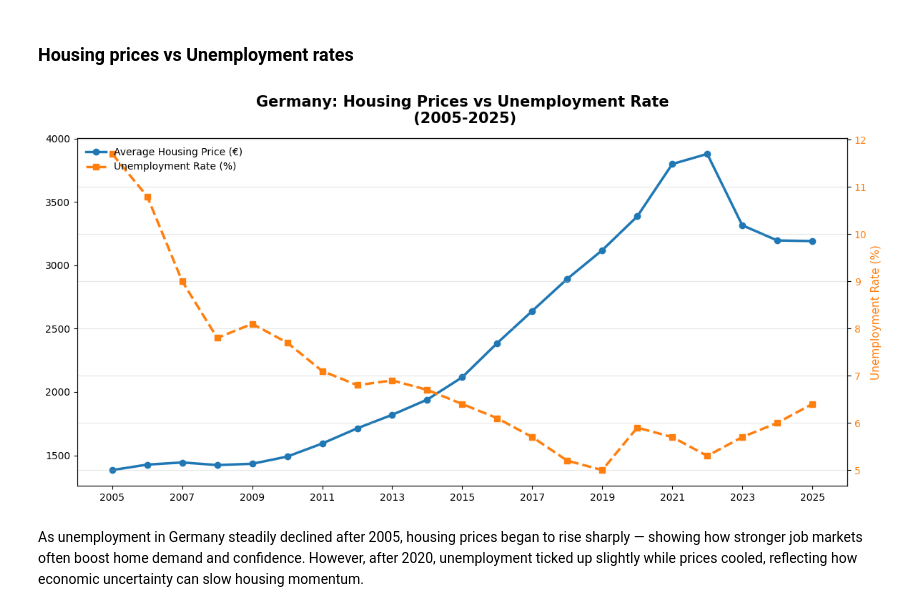
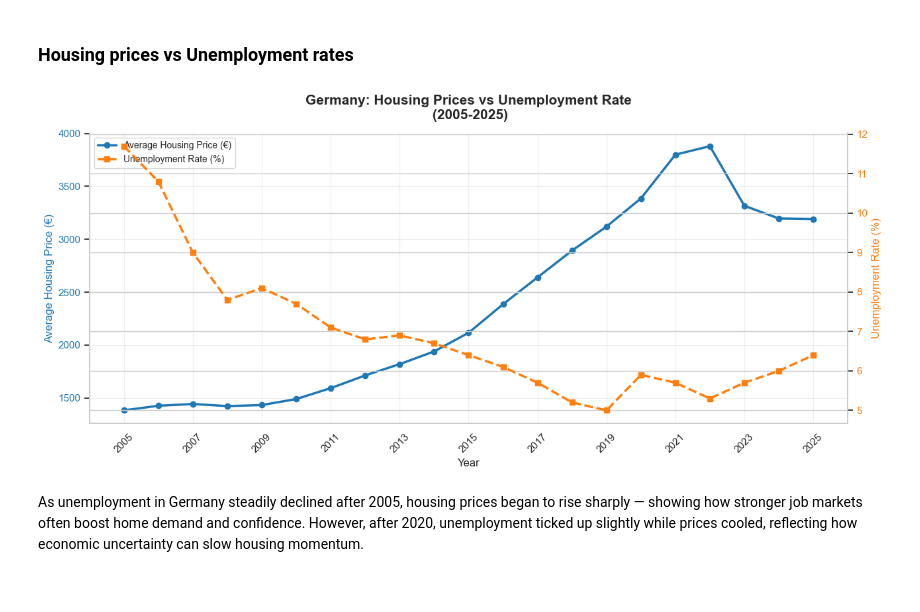
Before and after one commit to mansari40/DataStorytelling-German-Housing-Prices, a Jupyter notebook: Housing_vs_Unemployment.ipynb, the cells around one changed output. Drawn from its saved outputs; the diff is of its cells as text; code cells hidden in the pictures.

Commit message:
Housing vs Unemployment commit

```diff
--- a/Housing_vs_Unemployment.ipynb
+++ b/Housing_vs_Unemployment.ipynb
@@ -57,56 +57,56 @@ Merged Data Sample:
 # %% [markdown]
 ### Housing prices vs Unemployment rates
 # %%
-plt.figure(figsize=(12,6))
+# Set consistent visual theme
+sns.set_theme(style="whitegrid")
 
-# Left axis — Housing Prices
-line1, = plt.plot(
+# Create figure and axis
+fig, ax1 = plt.subplots(figsize=(13, 6))
+
+# Plot housing prices
+line1, = ax1.plot(
     merged_unemp["Year"],
     merged_unemp["Average_Price (€)"],
-    color="#1f77b4",
-    marker="o",
-    linewidth=2.5,
+    color="#1f77b4", marker="o", linewidth=2.5,
     label="Average Housing Price (€)"
 )
 
-# Right axis — Unemployment Rate
-ax2 = plt.twinx()
+ax1.set_xlabel("Year", fontsize=12)
+ax1.set_ylabel("Average Housing Price (€)", color="#1f77b4", fontsize=12)
+ax1.tick_params(axis='y', labelcolor="#1f77b4")
+
+# Plot unemployment rate
+ax2 = ax1.twinx()
 line2, = ax2.plot(
     merged_unemp["Year"],
     merged_unemp["Unemployment_Rate (%)"],
-    color="#ff7f0e",
-    linestyle="--",
-    marker="s",
-    linewidth=2.5,
+    color="#ff7f0e", linestyle="--", marker="s", linewidth=2.5,
     label="Unemployment Rate (%)"
 )
 
-# Titles & Labels
+ax2.set_ylabel("Unemployment Rate (%)", color="#ff7f0e", fontsize=12)
+ax2.tick_params(axis='y', labelcolor="#ff7f0e")
+
+# Title and layout
 plt.title("Germany: Housing Prices vs Unemployment Rate\n (2005-2025)",
           fontsize=15, fontweight="bold", pad=15)
-plt.xlabel("Year", fontsize=12)
-plt.ylabel("Average Housing Price (€)", color="#1f77b4", fontsize=11)
-ax2.set_ylabel("Unemployment Rate (%)", color="#ff7f0e", fontsize=11)
 
-# Customize ticks
-plt.xticks(merged_unemp["Year"][::2], rotation=45)
-plt.grid(alpha=0.3)
-plt.tick_params(axis="y", labelcolor="#1f77b4")
-ax2.tick_params(axis="y", labelcolor="#ff7f0e")
+# Axis styling
+ax1.set_xticks(merged_unemp["Year"][::2])
+ax1.tick_params(axis='x', rotation=45)
+ax1.grid(alpha=0.3)
+sns.despine(right=False, left=False)
 
-# Unified Legend
-plt.legend(
-    handles=[line1, line2],
-    labels=["Average Housing Price (€)", "Unemployment Rate (%)"],
-    loc="upper left",
-    fontsize=10,
-    frameon=False
-)
+# Combined legend for both lines
+lines = [line1, line2]
+labels = [line.get_label() for line in lines]
+ax1.legend(lines, labels, loc="upper left", frameon=True, facecolor="white", fontsize=10)
 
+# Final layout
 plt.tight_layout()
 plt.show()
 # %% [output]
-[figure, old version]
+[figure, new version]
 # %% [markdown]
 As unemployment in Germany steadily declined after 2005, housing prices began to rise sharply — showing how stronger job markets often boost home demand and confidence. However, after 2020, unemployment ticked up slightly while prices cooled, reflecting how economic uncertainty can slow housing momentum.
 # %% [markdown]
```
